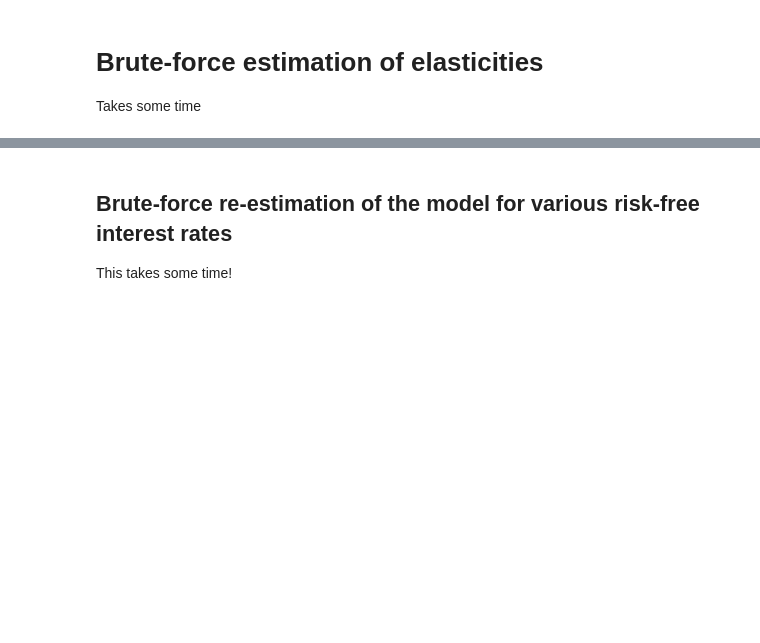
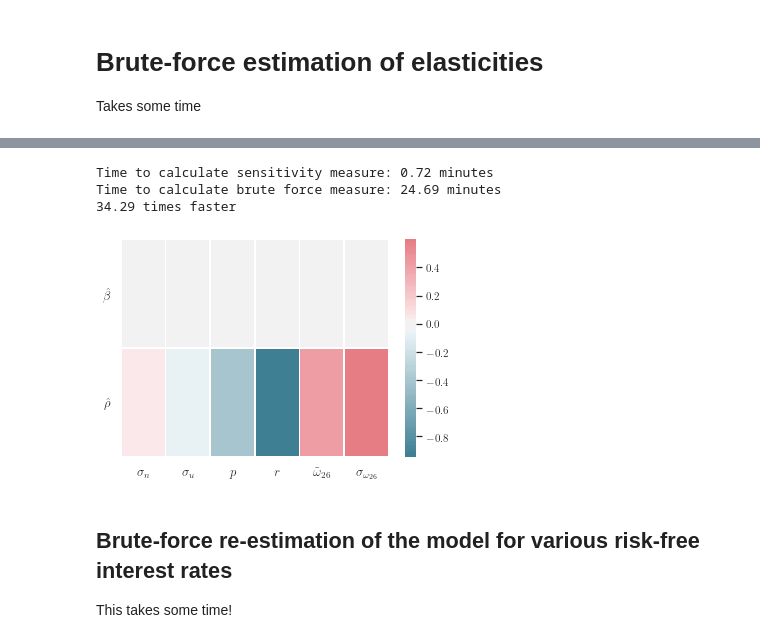
Before and after one commit to ThomasHJorgensen/Sensitivity, a Jupyter notebook: GP2002/sens_GP2002.ipynb, the cells around one changed output, grey strips where cells are left out. Drawn from its saved outputs; the diff is of its cells as text; code cells hidden in the pictures; blank space fills up the shorter version.

```diff
--- a/GP2002/sens_GP2002.ipynb
+++ b/GP2002/sens_GP2002.ipynb
@@ -49,11 +49,10 @@ model_base = gp.GP2002()
 model_base.draw_random()
 
 smd_base = SMD.SimulatedMinimumDistance(model_base,mom_data,mom_fun,print_iter=False,options={'disp':True})
-smd_base.est_par = est_par
 if LOAD:
     smd_base.est = theta0
 else:
-    smd_base.estimate(theta0,weight)
+    smd_base.estimate(theta0,est_par,weight)
 
 theta_base = smd_base.est
 
@@ -218,13 +93,0 @@ gWkron = np.kron(np.transpose(self.diff) @ W , I)
-# %%
-nom = gWkron @ grad_cross + (GW @ grad_g)
-denom = gWkron @ grad2 + GWG
-robust = - np.linalg.inv(denom) @ nom
-
-self.sens2_robust = robust
-
-elasticity = np.empty((len(theta),len(gamma)))
-for t in range(len(theta)):
-    for g in range(len(gamma)):
-        elasticity[t,g] = self.sens2_robust[t,g]*gamma[g]/theta[t]
-
-self.sens2e_robust = elasticity
@@ -240,13 +95,13 @@ plot.sens_fig_tab(smd_base.sens2,smd_base.sens2e_robust,theta_base,est_par_tex,f
 #######################################################################
 # sensitivity of savings-decomposition
 print('Sensitivity of savings motives.')
-sens = smd_base.sens2
+sens = smd_base.sens
 H_base = gp.saving_decomposition_wrap(theta_base,est_par)
 num_h = len(H_base)
 
 # gradient wrt theta
 print('Caclulating the gradient of savings motives wrt. theta')
-grad_theta = gp.num_grad(gp.saving_decomposition_wrap,theta_base,num_h,1.0e-5,smd_base.est_par)
+grad_theta = gp.num_grad(gp.saving_decomposition_wrap,theta_base,num_h,1.0e-5,est_par)
 
 # gradient wrt gamma
 print('Caclulating the gradient of savings motives wrt. gamma')
@@ -324,6 +182,7 @@ for p in range(len(fixed_par)):
     model.draw_random()
 
     # update relevant parameter to 1pct increase
+    old_val = getattr(model.par,fixed_par[p])
     new_val = getattr(model.par,fixed_par[p]) * (1.01)
     setattr(model.par,fixed_par[p],new_val)
     print(fixed_par[p],new_val)
@@ -331,8 +190,7 @@ for p in range(len(fixed_par)):
     # Estimate theta with new calibration
     t0 = time.time()
     smd = SMD.SimulatedMinimumDistance(model,mom_data,mom_fun,print_iter=False,options={'disp':True})
-    smd.est_par = est_par
-    smd.estimate(theta0,weight)
+    smd.estimate(theta0,est_par,weight)
     theta_now = smd.est
 
     time_brute += time.time() - t0
@@ -341,7 +199,7 @@ for p in range(len(fixed_par)):
     for t in range(len(est_par)):
         setattr(model.par,est_par[t],theta_now[t])
         brute_est[t,p] = 100.0*(theta_now[t] - theta_base[t])/theta_base[t]
-        brute_grad[t,p] = (theta_now[t] - theta_base[t])/(new_val - fixed_par[p])
+        brute_grad[t,p] = (theta_now[t] - theta_base[t])/(new_val - old_val)
 
     # Calculate savings motives for re-estimated values
     H_now = gp.saving_decomposition_wrap(theta_now,est_par,[new_val,],(fixed_par[p],))
@@ -350,7 +226,11 @@ for p in range(len(fixed_par)):
 # %%
-print(f'Time to calculate sensitivity measure: {time_sens/60:2.2f} minuntes')
-print(f'Time to calculate brute force measure: {time_brute/60:2.2f} minuntes')
+print(f'Time to calculate sensitivity measure: {time_sens/60:2.2f} minutes')
+print(f'Time to calculate brute force measure: {time_brute/60:2.2f} minutes')
 print(f'{time_brute/time_sens:2.2f} times faster')
+# %% [output]
+Time to calculate sensitivity measure: 0.72 minutes
+Time to calculate brute force measure: 24.69 minutes
+34.29 times faster
 # %%
 # tables and heatmap
 fs = 13
@@ -383,37 +263,39 @@ with open(name + '.tex',"w") as file:
         file.write(" %s " %fixed_par_tex[g])
         # sensitivity
         for t in range(num_theta):
-            file.write("& %2.3f " %smd_base.sens2e[t,g])
+            file.write("& %2.3f " %smd_base.sens_ela[t,g])
         # brute-force
         for t in range(num_theta):
             file.write("& %2.3f " %brute_est[t,g])
         file.write("\\\\ \n ")
 
     file.write("\\bottomrule \n \\end{tabular}" )
 
 
 name = 'output\gp2002_all_brute_H' + add_str
 with open(name + '.tex',"w") as file:
     file.write("\\begin{tabular}{l*{%d}{c}} \\toprule \n" %(2*num_theta))
     file.write("& \\multicolumn{%d}{c}{Sensitivity} " %(num_theta))
     file.write("& \\multicolumn{%d}{c}{Re-estimation} \\\\ \\cmidrule(lr){2-3} \\cmidrule(lr){4-5} \n" %(num_theta))
     for i in range(2):
         file.write("& $H^e_{30}$ & $H^e_{60}$ ")
     file.write("\\\\ \\cmidrule(lr){2-%d} \n " %(2*num_theta+1))
 
 
     for g in range(num_gamma):
         file.write(" %s " %fixed_par_tex[g])
         # sensitivity
         #file.write("& %2.3f ",ela_H30[g])
         #file.write("& %2.3f ",ela_H60[g])
         file.write(f"& {ela_H30[g]:2.3f} & {ela_H60[g]:2.3f} ")
         # brute-force
         for t in range(2):
             file.write("& %2.3f " %brute_H[t,g])
         file.write("\\\\ \n ")
 
     file.write("\\bottomrule \n \\end{tabular}" )
+# %% [output]
+[figure, added]
 # %% [markdown]
 ## Brute-force re-estimation of the model for various risk-free interest rates
 This takes some time!
```
Also changed, not shown: parts of 14 cells of this notebook, 11 other files.
